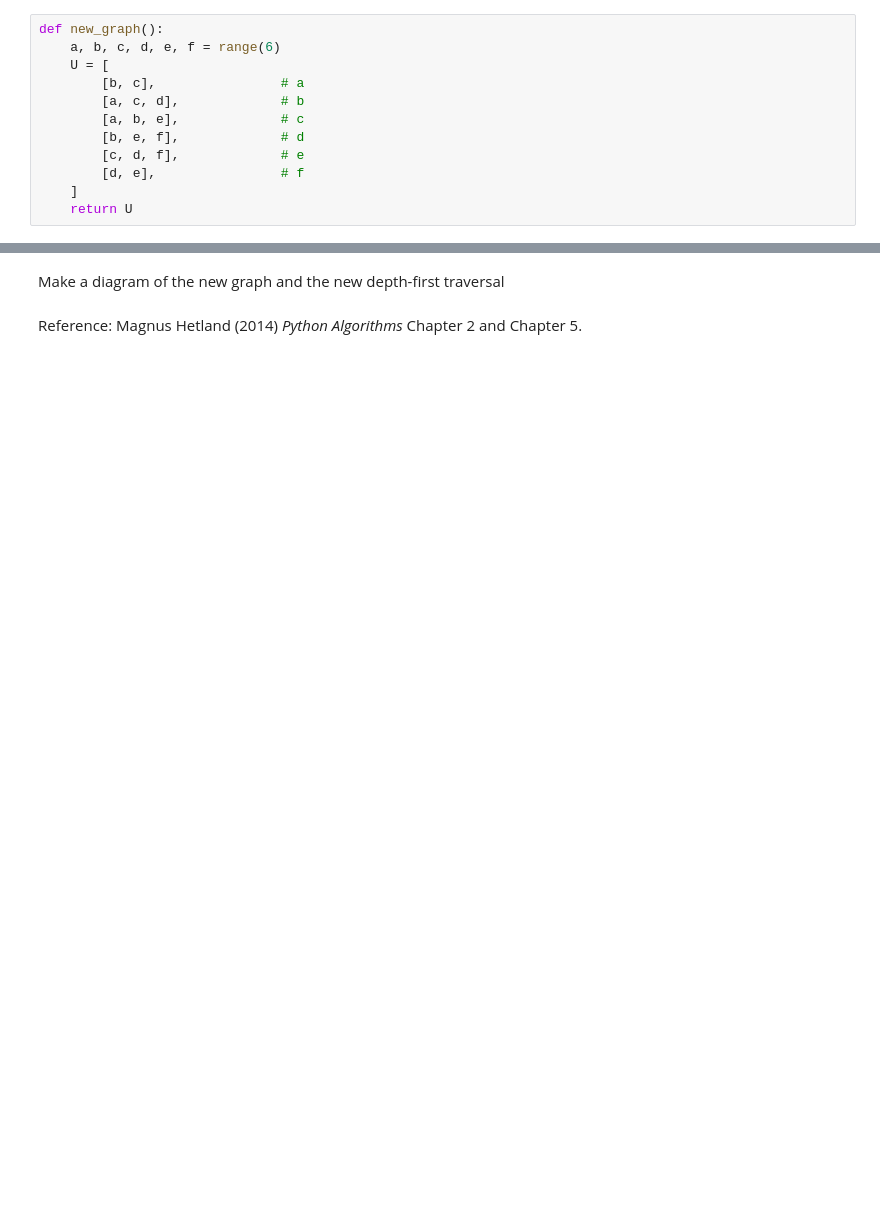
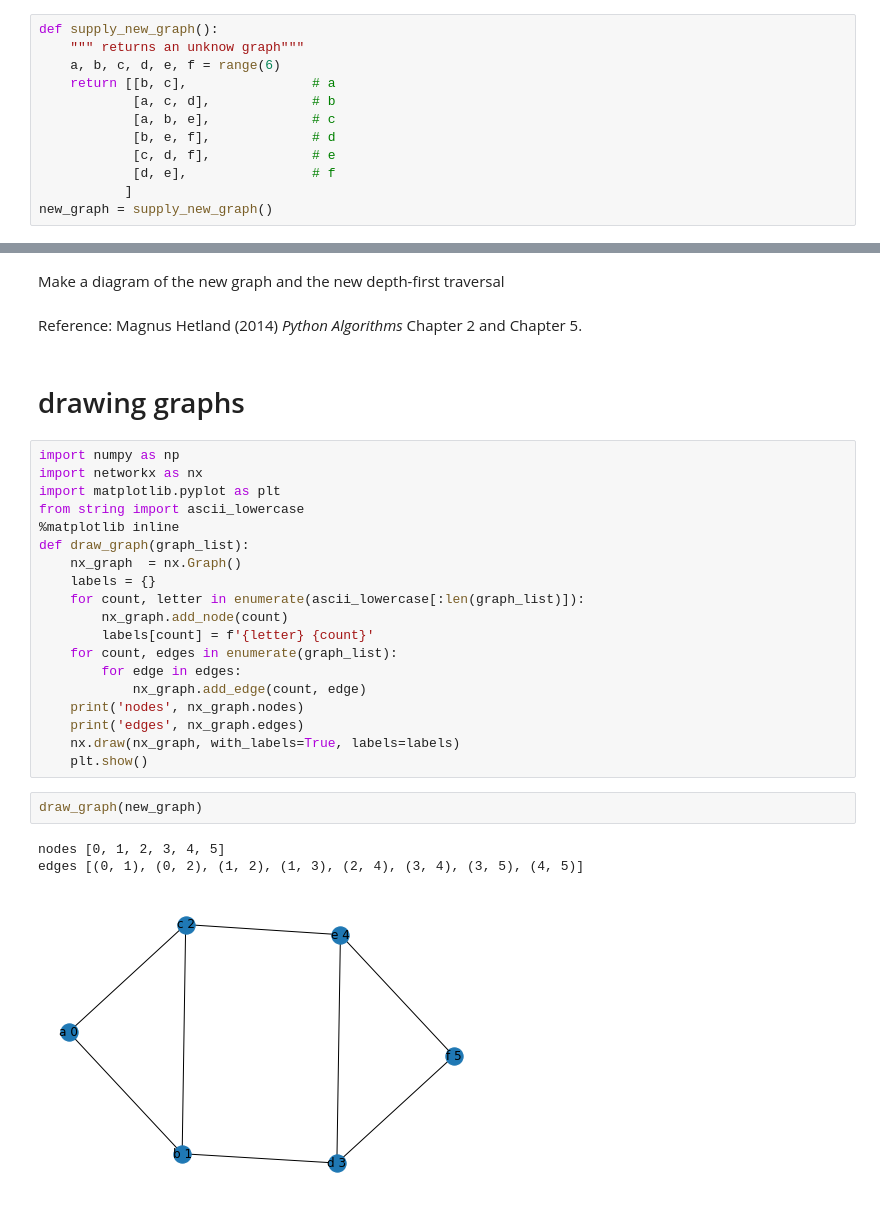
Before and after one commit to ARU-Bioinf-CMA-2020/tw3, a Jupyter notebook: Breadth_and_Depth.ipynb, the cells around one changed output, grey strips where cells are left out. Drawn from its saved outputs; the diff is of its cells as text; blank space fills up the shorter version.

```diff
--- a/Breadth_and_Depth.ipynb
+++ b/Breadth_and_Depth.ipynb
@@ -47,17 +53,17 @@ Remember that, in this representation of an undirected graph, the adjacency list
 
 Now here is a function to make the adjacency list for a slightly bigger undirected graph.
 # %%
-def new_graph():
+def supply_new_graph():
+    """ returns an unknow graph"""
     a, b, c, d, e, f = range(6)
-    U = [
-        [b, c],                # a
-        [a, c, d],             # b
-        [a, b, e],             # c
-        [b, e, f],             # d
-        [c, d, f],             # e
-        [d, e],                # f
-    ]
-    return U
+    return [[b, c],                # a
+            [a, c, d],             # b
+            [a, b, e],             # c
+            [b, e, f],             # d
+            [c, d, f],             # e
+            [d, e],                # f
+           ]
+new_graph = supply_new_graph()
 # %% [markdown]
 ## Breadth First Traversal
 
@@ -144,3 +209,30 @@ Make a diagram of the new graph and the new depth-first traversal
 # %% [markdown]
 Reference:
 Magnus Hetland (2014) *Python Algorithms* Chapter 2 and Chapter 5.
+# %% [markdown]
+# drawing graphs
+# %%
+import numpy as np
+import networkx as nx
+import matplotlib.pyplot as plt
+from string import ascii_lowercase
+%matplotlib inline
+def draw_graph(graph_list):
+    nx_graph  = nx.Graph()
+    labels = {}
+    for count, letter in enumerate(ascii_lowercase[:len(graph_list)]):
+        nx_graph.add_node(count)
+        labels[count] = f'{letter} {count}'
+    for count, edges in enumerate(graph_list):
+        for edge in edges:
+            nx_graph.add_edge(count, edge)
+    print('nodes', nx_graph.nodes)
+    print('edges', nx_graph.edges)
+    nx.draw(nx_graph, with_labels=True, labels=labels)
+    plt.show()
+# %%
+draw_graph(new_graph)
+# %% [output]
+nodes [0, 1, 2, 3, 4, 5]
+edges [(0, 1), (0, 2), (1, 2), (1, 3), (2, 4), (3, 4), (3, 5), (4, 5)]
+[figure, added]
```
Also changed, not shown: parts of 15 cells of this notebook.
